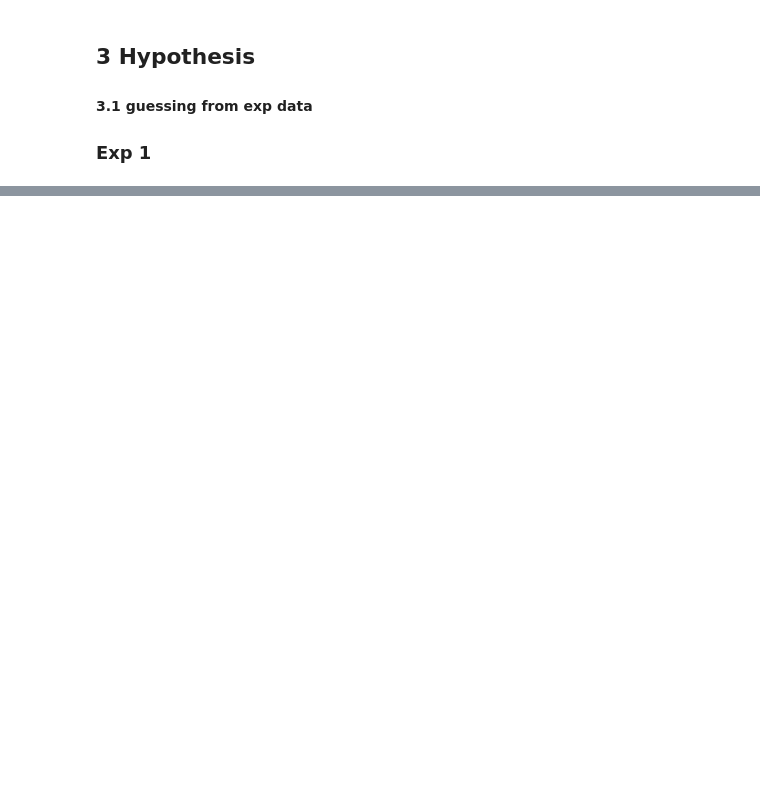
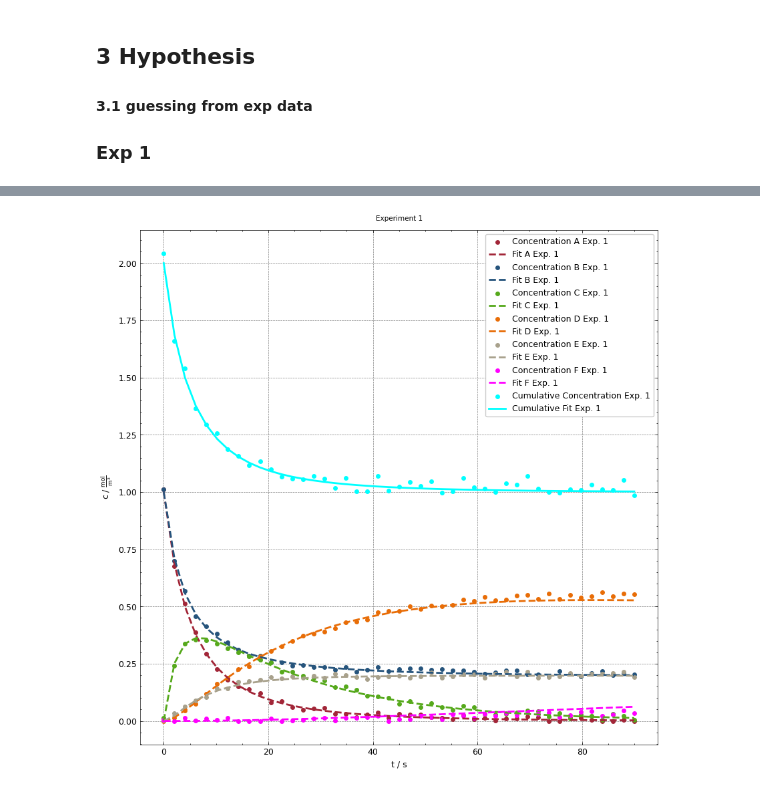
Before and after one commit to SirHenry1st/CRE_3, a Jupyter notebook: Assignment_1/CRTIII_Assignment_1_Group_2.ipynb, the cells around one changed output, grey strips where cells are left out. Saved outputs shown, nothing was run; the diff lists cells and outputs as text; code cells hidden in the pictures; blank space fills up the shorter version.

```diff
--- a/Assignment_1/CRTIII_Assignment_1_Group_2.ipynb
+++ b/Assignment_1/CRTIII_Assignment_1_Group_2.ipynb
@@ -113,0 +288,19 @@ for exp in range(1, nex + 1):
+# %%
+params = Parameters()
+params.add('k0', value=0.5, min=0, max=10, vary=True)
+params.add('k1', value=0.5, min=0, max=10, vary=True)
+params.add('k2', value=0.5, min=0, max=10, vary=True)
+params.add('k3', value=0.5, min=0, max=10, vary=True)
+
+minner = Minimizer(residual,
+                   params,
+                   fcn_args=(t_eval,
+                             c_inits,
+                             exp_concs_flat))
+result = minner.minimize()
+report_fit(result)
+
+
+model = Model(sim_multiple_exps, independent_vars=['times', 'c_inits'])
+# initial_fit = model.eval(params, times=t_eval, c_inits=c_inits)
+best_fit = sim_multiple_exps(times=t_eval, k0=result.params['k0'], k1=result.params['k1'], k2=result.params['k2'], k3=result.params['k3'], c_inits=c_inits)
@@ -113,0 +327,63 @@ for exp in range(1, nex + 1):
+# %%
+for exp in range(1, nex + 1):
+
+    exp_idx = exp - 1
+    fig, ax = plt.subplots(figsize=(10,10))
+    cumulative = 0
+    cumulative_fit = 0
+    fit_exp = best_fit[exp - 1]
+
+
+    for comp in components:
+        comp_idx = components.index(comp)
+        ax.scatter(
+            t_eval[exp_idx],
+            exp_concs[exp_idx][comp_idx, :],
+            label=f"Concentration {comp} Exp. {exp}",
+            color=colors[comp],
+            marker="o"
+        )
+
+        ax.plot(
+            t_eval[exp_idx],
+            fit_exp[comp_idx, :],
+            label=f"Fit {comp} Exp. {exp}",
+            color=colors[comp],
+            linewidth=2,
+            linestyle="--"
+        )
+
+
+        cumulative += exp_concs[exp_idx][comp_idx, :]
+        cumulative_fit += fit_exp[comp_idx, :]
+
+    # Plot cumulative concentration
+    ax.scatter(
+        t_eval[exp_idx],
+        cumulative,
+        label=f"Cumulative Concentration Exp. {exp}",
+        color="cyan",
+        marker="o"
+    )
+
+    ax.set_xlabel("t / s")
+    ax.set_ylabel(r'$\mathrm{c}\; / \ \mathrm{\frac{mol}{m^3}}$')
+    ax.legend()
+    ax.set_title(f"Experiment {exp}")
+
+    # cumulative fitted curve
+    ax.plot(
+        t_eval[exp_idx],
+        cumulative_fit,
+        label=f"Cumulative Fit Exp. {exp}",
+        color="cyan",
+        linewidth=2
+    )
+
+    ax.set_xlabel("t / s")
+    ax.set_ylabel(r'$\mathrm{c}\; / \ \mathrm{\frac{mol}{m^3}}$')
+    ax.set_title(f"Experiment {exp}")
+    ax.legend()
+    plt.show()
+# %% [output]
+[figure, added]
```
Also changed, not shown: parts of 13 cells of this notebook.
